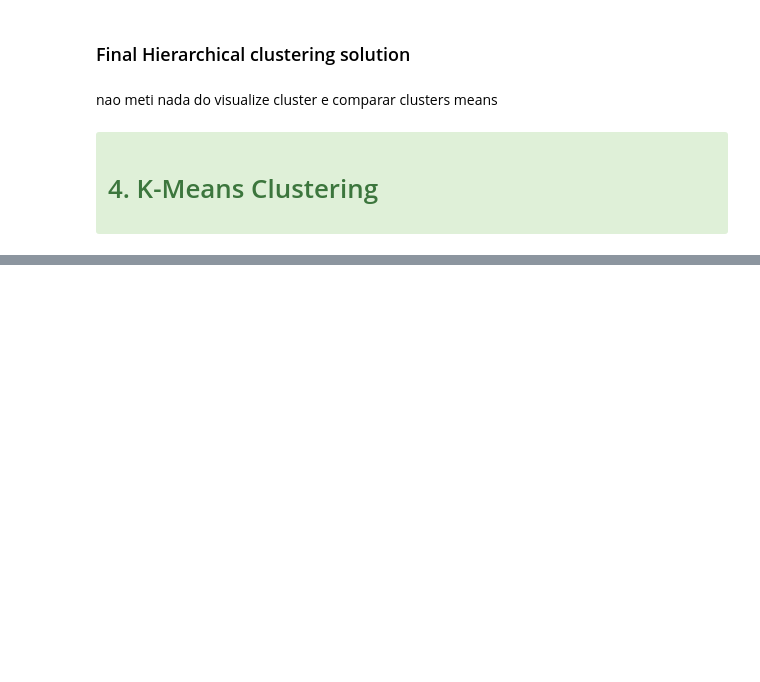
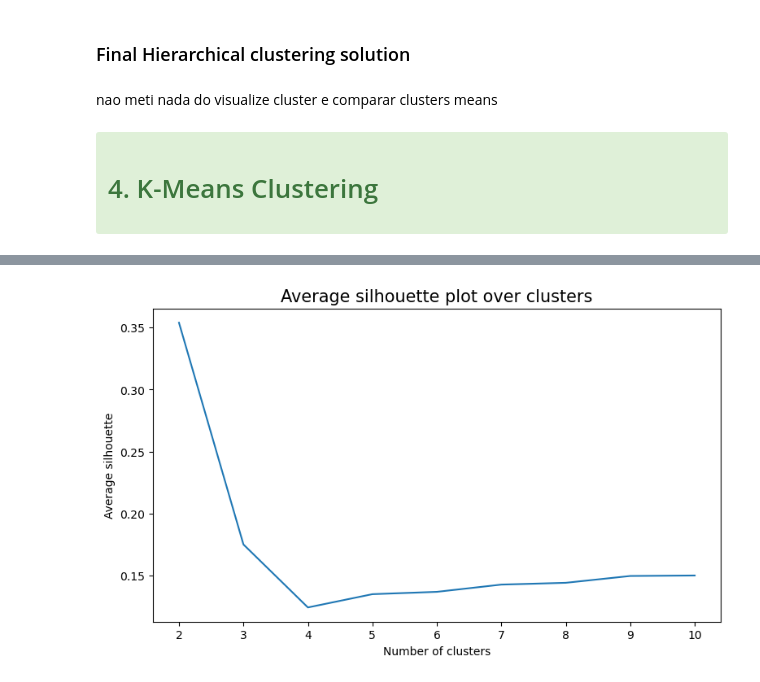
Before and after one commit to Rafs2203/DM, a Jupyter notebook: projeto_parte2 (1).ipynb, the cells around one changed output, grey strips where cells are left out. Saved outputs shown, nothing was run; the diff lists cells and outputs as text; code cells hidden in the pictures; blank space fills up the shorter version.

```diff
--- a/projeto_parte2 (1).ipynb
+++ b/projeto_parte2 (1).ipynb
@@ -609,0 +804,18 @@ nao meti nada do visualize cluster  e comparar clusters means
+# %%
+# The average silhouette plot
+# The inertia plot
+plt.figure(figsize=(9,5))
+
+
+#  Why range_clusters[1:] ?
+# Remember we skipped k=1 in the cell above
+
+plt.plot(range_clusters[1:], ## Plot X-axis;
+         avg_silhouette)     ## Plot Y-axis
+
+plt.ylabel("Average silhouette")
+plt.xlabel("Number of clusters")
+plt.title("Average silhouette plot over clusters", size=15)
+plt.show()
+# %% [output]
+[figure, added]
```
Also changed, not shown: parts of 11 cells of this notebook.
